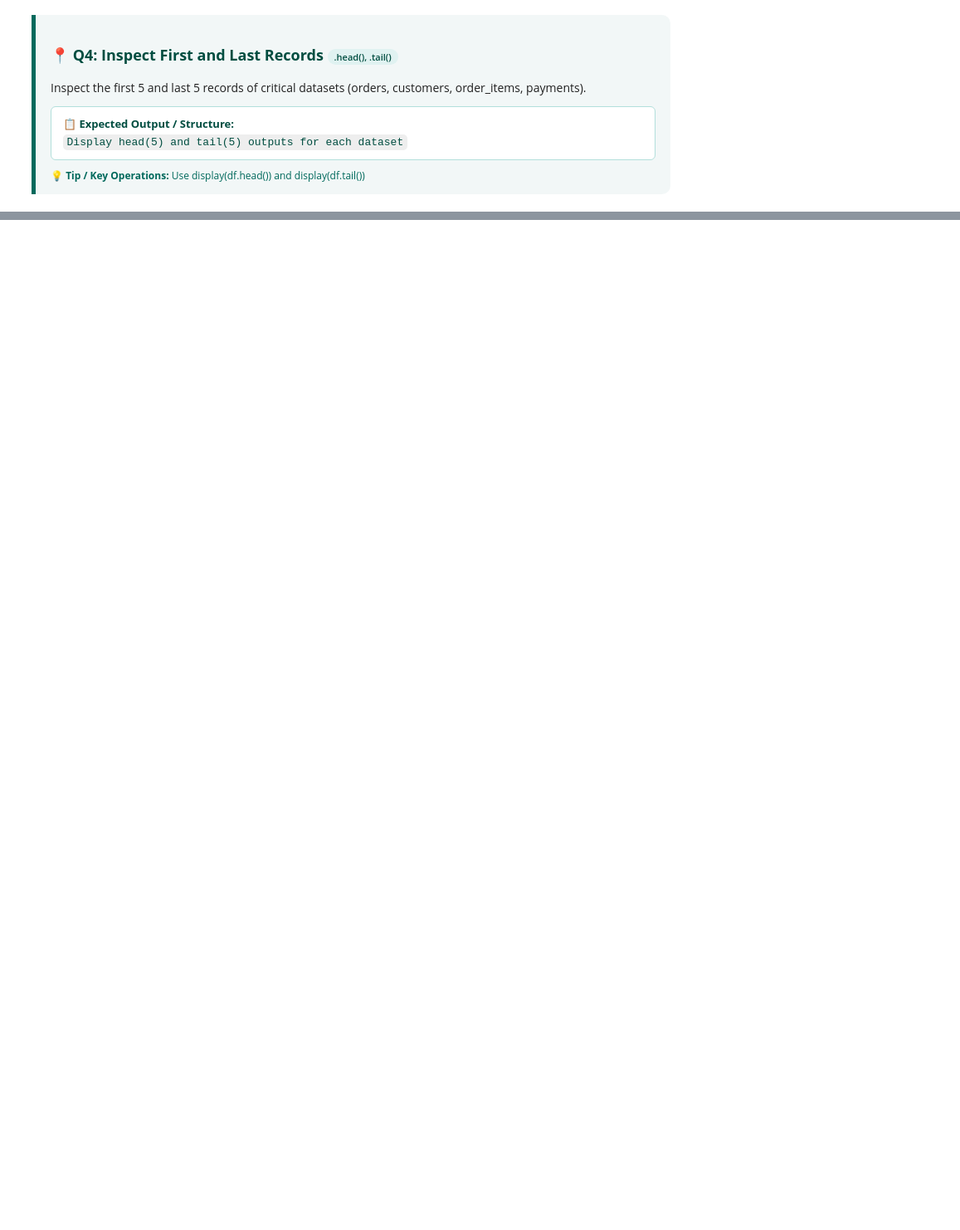
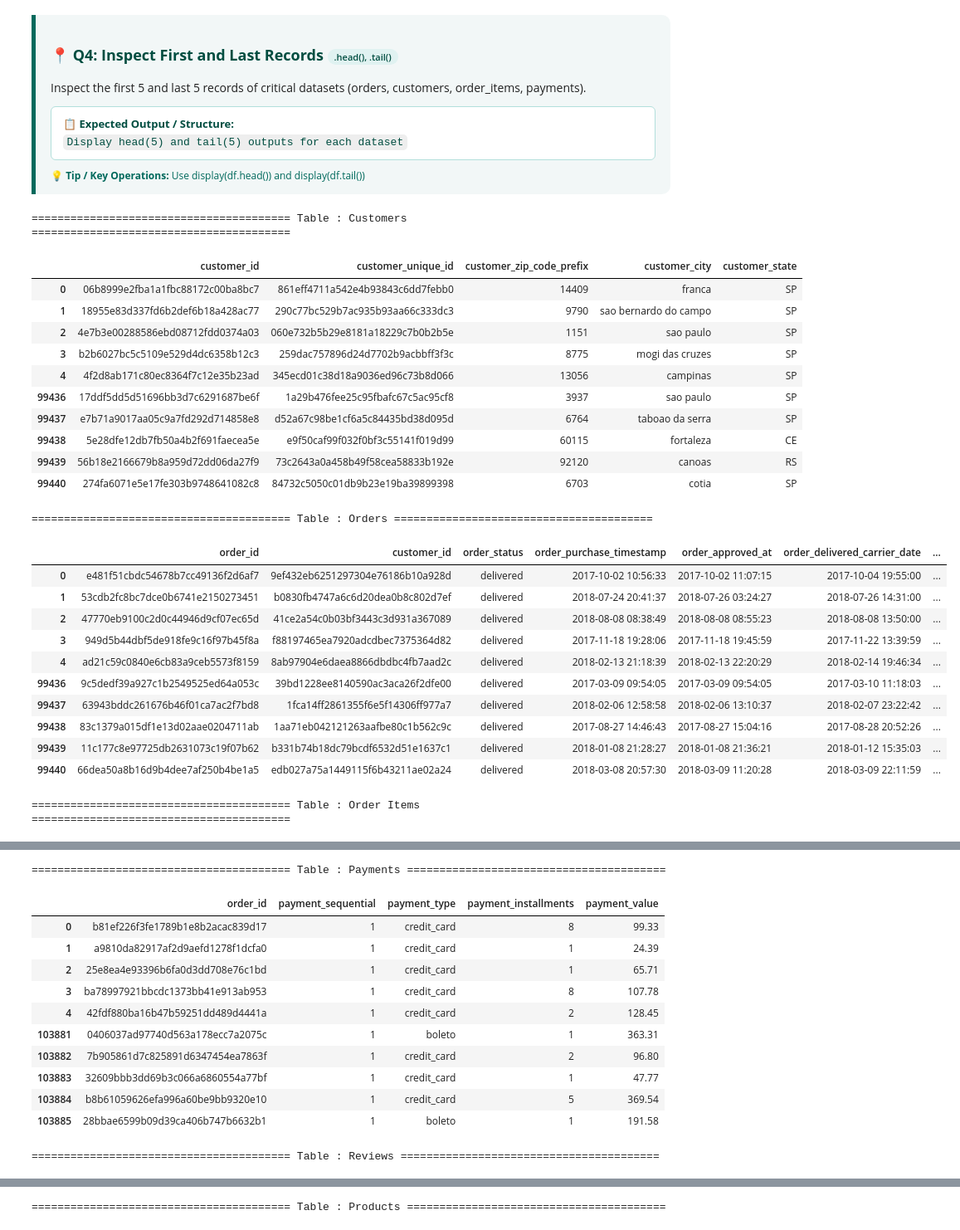
Before and after one commit to DebarghyaAich/Machine_Learning_Basics, a Jupyter notebook: Python_Libraries_Tutorial/E-Commerce Feature Extraction.ipynb, the cells around one changed output, grey strips where cells are left out. Shown at 83% size. Saved outputs shown, nothing was run; the diff lists cells and outputs as text; code cells hidden in the pictures; blank space fills up the shorter version.

```diff
--- a/Python_Libraries_Tutorial/E-Commerce Feature Extraction.ipynb
+++ b/Python_Libraries_Tutorial/E-Commerce Feature Extraction.ipynb
@@ -218,10 +218,35 @@ verification_df
 # %%
 from IPython.display import display
 
 # Q4: Inspect the first and last records
 for name, df in dfs.items():
-    print(f"\n{'='*30} Table : {name} {'='*30}")
-    print("First 5 records (Head):")
-    display(df.head(5))
-    print("Last 5 records (Tail):")
-    display(df.tail(5))
+    print(f"\n{'='*40} Table : {name} {'='*40}")
+    df1 = df.head(5)
+    df2 = df.tail(5)
+    display(pd.concat([df1,df2],axis=0))
+# %% [output]
+======================================== Table : Customers ========================================
+|  | customer_id | customer_unique_id | customer_zip_code_prefix | customer_city | customer_state |
+| 0 | 06b8999e2fba1a1fbc88172c00ba8bc7 | 861eff4711a542e4b93843c6dd7febb0 | 14409 | franca | SP |
+| 1 | 18955e83d337fd6b2def6b18a428ac77 | 290c77bc529b7ac935b93aa66c333dc3 | 9790 | sao bernardo do campo | SP |
+| 2 | 4e7b3e00288586ebd08712fdd0374a03 | 060e732b5b29e8181a18229c7b0b2b5e | 1151 | sao paulo | SP |
+| 3 | b2b6027bc5c5109e529d4dc6358b12c3 | 259dac757896d24d7702b9acbbff3f3c | 8775 | mogi das cruzes | SP |
+| 4 | 4f2d8ab171c80ec8364f7c12e35b23ad | 345ecd01c38d18a9036ed96c73b8d066 | 13056 | campinas | SP |
+| 99436 | 17ddf5dd5d51696bb3d7c6291687be6f | 1a29b476fee25c95fbafc67c5ac95cf8 | 3937 | sao paulo | SP |
+| 99437 | e7b71a9017aa05c9a7fd292d714858e8 | d52a67c98be1cf6a5c84435bd38d095d | 6764 | taboao da serra | SP |
+| 99438 | 5e28dfe12db7fb50a4b2f691faecea5e | e9f50caf99f032f0bf3c55141f019d99 | 60115 | fortaleza | CE |
+| 99439 | 56b18e2166679b8a959d72dd06da27f9 | 73c2643a0a458b49f58cea58833b192e | 92120 | canoas | RS |
+| 99440 | 274fa6071e5e17fe303b9748641082c8 | 84732c5050c01db9b23e19ba39899398 | 6703 | cotia | SP |
+======================================== Table : Orders ========================================
+|  | order_id | customer_id | order_status | order_purchase_timestamp | order_approved_at | order_delivered_carrier_date | ... |
+| 0 | e481f51cbdc54678b7cc49136f2d6af7 | 9ef432eb6251297304e76186b10a928d | delivered | 2017-10-02 10:56:33 | 2017-10-02 11:07:15 | 2017-10-04 19:55:00 | ... |
+| 1 | 53cdb2fc8bc7dce0b6741e2150273451 | b0830fb4747a6c6d20dea0b8c802d7ef | delivered | 2018-07-24 20:41:37 | 2018-07-26 03:24:27 | 2018-07-26 14:31:00 | ... |
+| 2 | 47770eb9100c2d0c44946d9cf07ec65d | 41ce2a54c0b03bf3443c3d931a367089 | delivered | 2018-08-08 08:38:49 | 2018-08-08 08:55:23 | 2018-08-08 13:50:00 | ... |
+| 3 | 949d5b44dbf5de918fe9c16f97b45f8a | f88197465ea7920adcdbec7375364d82 | delivered | 2017-11-18 19:28:06 | 2017-11-18 19:45:59 | 2017-11-22 13:39:59 | ... |
+| 4 | ad21c59c0840e6cb83a9ceb5573f8159 | 8ab97904e6daea8866dbdbc4fb7aad2c | delivered | 2018-02-13 21:18:39 | 2018-02-13 22:20:29 | 2018-02-14 19:46:34 | ... |
+| 99436 | 9c5dedf39a927c1b2549525ed64a053c | 39bd1228ee8140590ac3aca26f2dfe00 | delivered | 2017-03-09 09:54:05 | 2017-03-09 09:54:05 | 2017-03-10 11:18:03 | ... |
+| 99437 | 63943bddc261676b46f01ca7ac2f7bd8 | 1fca14ff2861355f6e5f14306ff977a7 | delivered | 2018-02-06 12:58:58 | 2018-02-06 13:10:37 | 2018-02-07 23:22:42 | ... |
+| 99438 | 83c1379a015df1e13d02aae0204711ab | 1aa71eb042121263aafbe80c1b562c9c | delivered | 2017-08-27 14:46:43 | 2017-08-27 15:04:16 | 2017-08-28 20:52:26 | ... |
+| 99439 | 11c177c8e97725db2631073c19f07b62 | b331b74b18dc79bcdf6532d51e1637c1 | delivered | 2018-01-08 21:28:27 | 2018-01-08 21:36:21 | 2018-01-12 15:35:03 | ... |
+| 99440 | 66dea50a8b16d9b4dee7af250b4be1a5 | edb027a75a1449115f6b43211ae02a24 | delivered | 2018-03-08 20:57:30 | 2018-03-09 11:20:28 | 2018-03-09 22:11:59 | ... |
+======================================== Table : Order Items ========================================
@@ -227,0 +264,13 @@ for name, df in dfs.items():
+======================================== Table : Payments ========================================
+|  | order_id | payment_sequential | payment_type | payment_installments | payment_value |
+| 0 | b81ef226f3fe1789b1e8b2acac839d17 | 1 | credit_card | 8 | 99.33 |
+| 1 | a9810da82917af2d9aefd1278f1dcfa0 | 1 | credit_card | 1 | 24.39 |
+| 2 | 25e8ea4e93396b6fa0d3dd708e76c1bd | 1 | credit_card | 1 | 65.71 |
+| 3 | ba78997921bbcdc1373bb41e913ab953 | 1 | credit_card | 8 | 107.78 |
+| 4 | 42fdf880ba16b47b59251dd489d4441a | 1 | credit_card | 2 | 128.45 |
+| 103881 | 0406037ad97740d563a178ecc7a2075c | 1 | boleto | 1 | 363.31 |
+| 103882 | 7b905861d7c825891d6347454ea7863f | 1 | credit_card | 2 | 96.80 |
+| 103883 | 32609bbb3dd69b3c066a6860554a77bf | 1 | credit_card | 1 | 47.77 |
+| 103884 | b8b61059626efa996a60be9bb9320e10 | 1 | credit_card | 5 | 369.54 |
+| 103885 | 28bbae6599b09d39ca406b747b6632b1 | 1 | boleto | 1 | 191.58 |
+======================================== Table : Reviews ========================================
@@ -227,0 +288 @@ for name, df in dfs.items():
+======================================== Table : Products ========================================
```
Also changed, not shown: parts of 4 cells of this notebook, 1 other file.
